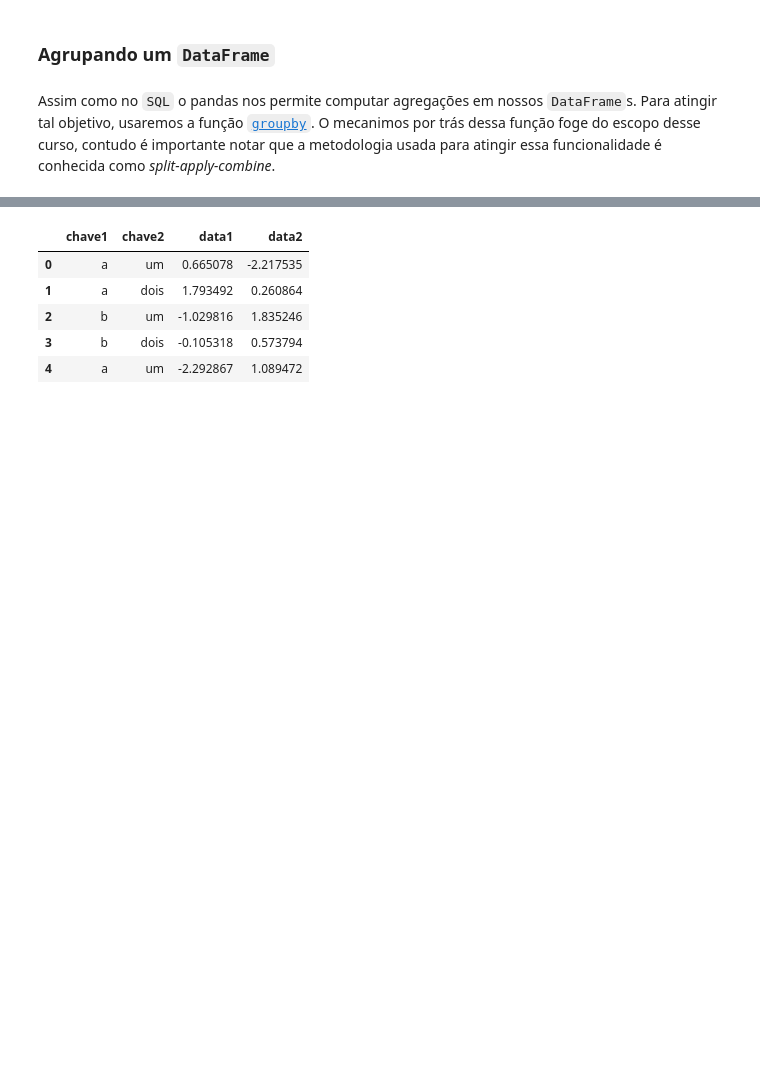
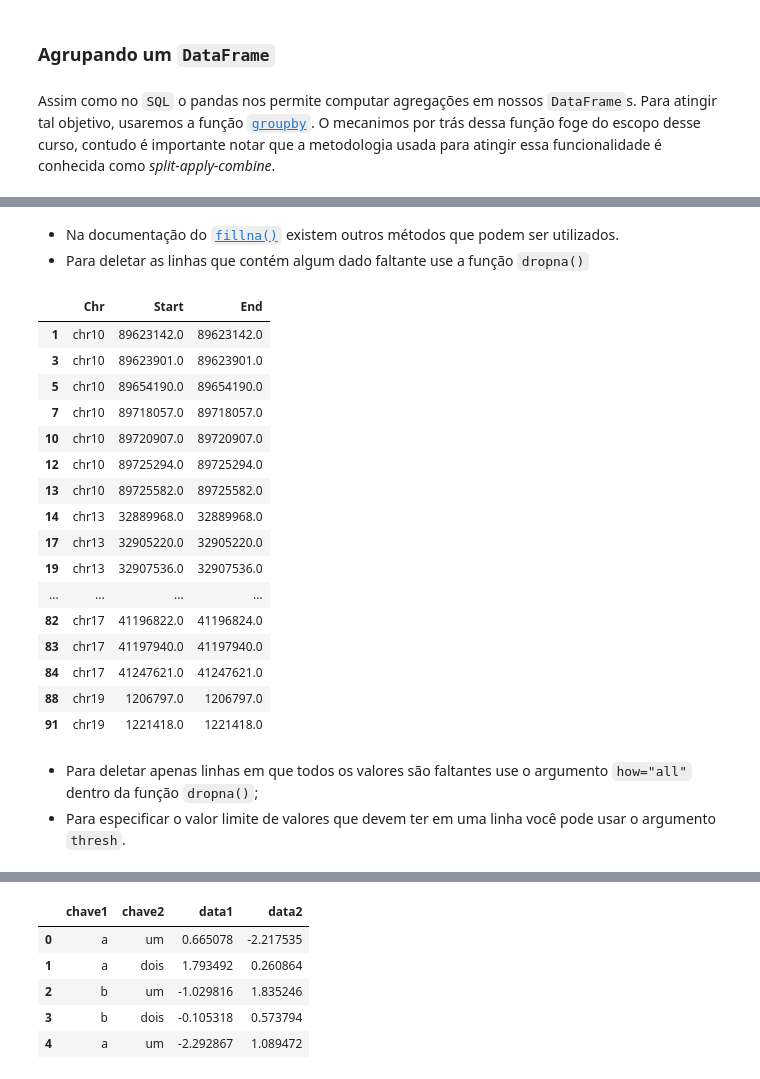
Before and after one commit to genomika/pandas-workshop, a Jupyter notebook: workshop-python_pandas_gnmk.ipynb, the cells around one changed output, grey strips where cells are left out. Drawn from its saved outputs; the diff is of its cells as text; code cells hidden in the pictures; blank space fills up the shorter version.

Commit message:
Finished missing data

```diff
--- a/workshop-python_pandas_gnmk.ipynb
+++ b/workshop-python_pandas_gnmk.ipynb
@@ -881,3 +881,7 @@ multianno_df.query("`Gene.refGene` == 'BRCA1'")
 ### Agrupando um `DataFrame`
 # %% [markdown]
 Assim como no `SQL` o pandas nos permite computar agregações em nossos `DataFrame`s. Para atingir tal objetivo, usaremos a função [`groupby`](https://pandas.pydata.org/pandas-docs/stable/reference/api/pandas.DataFrame.groupby.html). O mecanimos por trás dessa função foge do escopo desse curso, contudo é importante notar que a metodologia usada para atingir essa funcionalidade é conhecida como *split-apply-combine*.
+# %%
+uri = "https://www.dropbox.com/s/lsux24ny8tr123i/multianno_filtrado.csv?dl=1"
+bed = pd.read_csv(uri)
+bed.head()
@@ -883,0 +1003,26 @@ Assim como no `SQL` o pandas nos permite computar agregações em nossos `DataFr
+# %% [markdown]
+* Na documentação do [`fillna()`](https://pandas.pydata.org/pandas-docs/stable/reference/api/pandas.DataFrame.fillna.html) existem outros métodos que podem ser utilizados.
+* Para deletar as linhas que contém algum dado faltante use a função `dropna()`
+# %%
+bed.dropna()
+# %% [output]
+|  | Chr | Start | End |
+| 1 | chr10 | 89623142.0 | 89623142.0 |
+| 3 | chr10 | 89623901.0 | 89623901.0 |
+| 5 | chr10 | 89654190.0 | 89654190.0 |
+| 7 | chr10 | 89718057.0 | 89718057.0 |
+| 10 | chr10 | 89720907.0 | 89720907.0 |
+| 12 | chr10 | 89725294.0 | 89725294.0 |
+| 13 | chr10 | 89725582.0 | 89725582.0 |
+| 14 | chr13 | 32889968.0 | 32889968.0 |
+| 17 | chr13 | 32905220.0 | 32905220.0 |
+| 19 | chr13 | 32907536.0 | 32907536.0 |
+| ... | ... | ... | ... |
+| 82 | chr17 | 41196822.0 | 41196824.0 |
+| 83 | chr17 | 41197940.0 | 41197940.0 |
+| 84 | chr17 | 41247621.0 | 41247621.0 |
+| 88 | chr19 | 1206797.0 | 1206797.0 |
+| 91 | chr19 | 1221418.0 | 1221418.0 |
+# %% [markdown]
+* Para deletar apenas linhas em que todos os valores são faltantes use o argumento `how="all"` dentro da função `dropna()`;
+* Para especificar o valor limite de valores que devem ter em uma linha você pode usar o argumento `thresh`.
```
Also changed, not shown: parts of 23 cells of this notebook.
